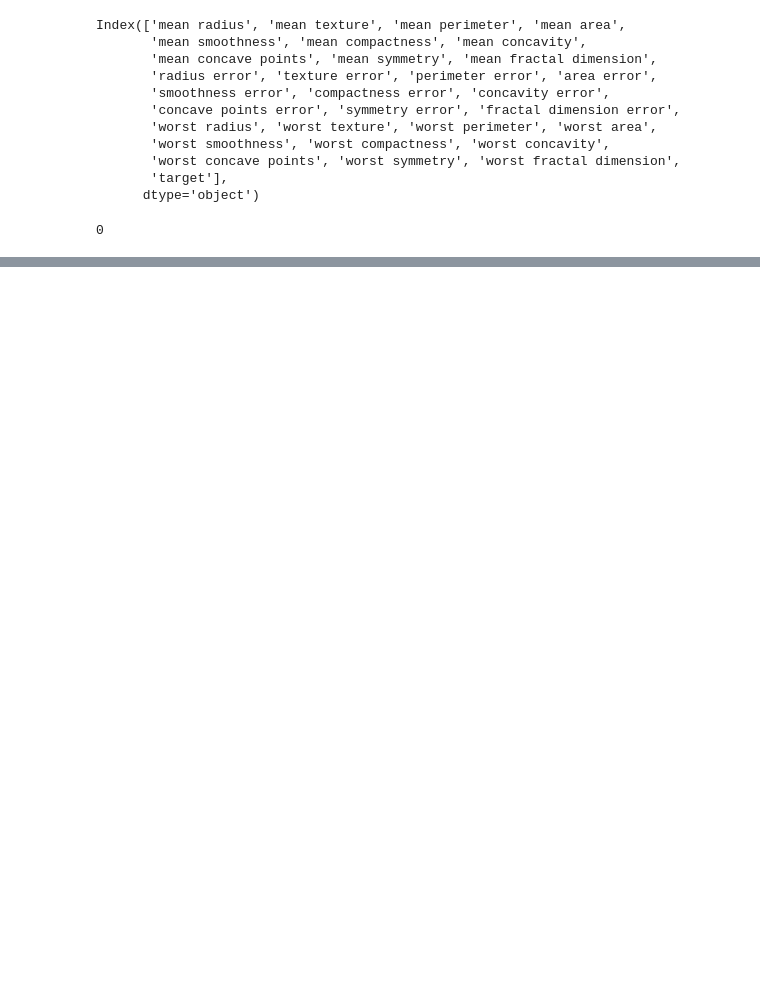
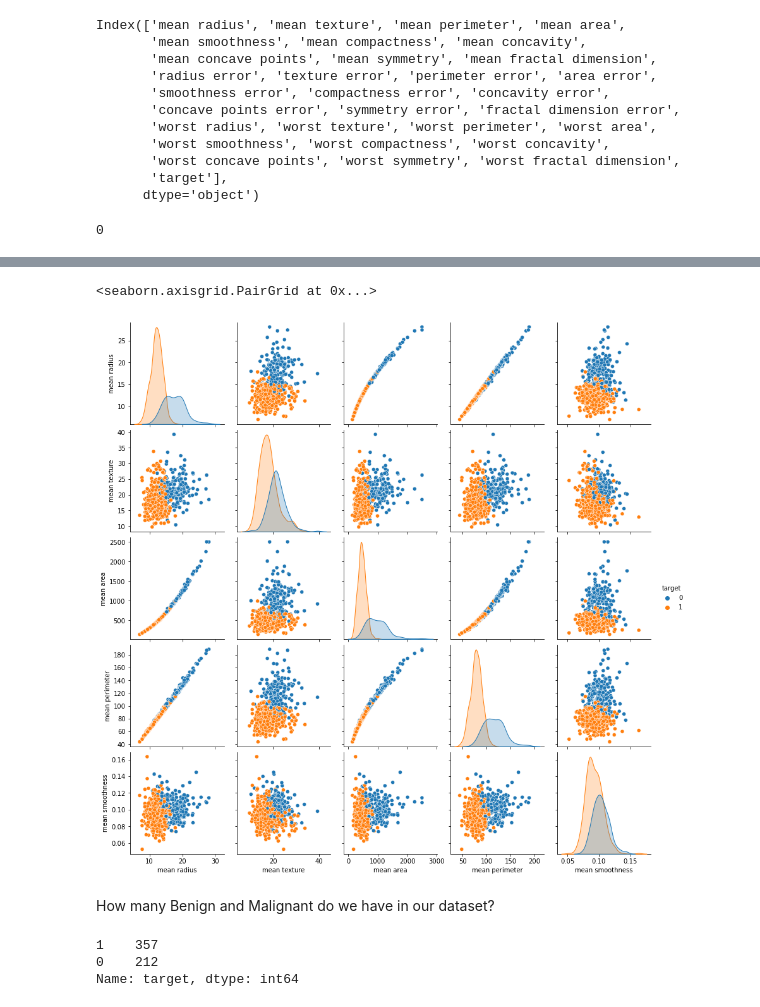
Before and after one commit to fahr-khadija/Breast-Cancer-ML, a Jupyter notebook: new_file/breast_cancer_new.ipynb, the cells around one changed output, grey strips where cells are left out. Saved outputs shown, nothing was run; the diff lists cells and outputs as text; code cells hidden in the pictures; blank space fills up the shorter version.

```diff
--- a/new_file/breast_cancer_new.ipynb
+++ b/new_file/breast_cancer_new.ipynb
@@ -87,0 +200,13 @@ breast_cancer_pd.isnull().sum().sum()
+# %%
+sns.pairplot(breast_cancer_pd, hue="target", vars=['mean radius', 'mean texture', 'mean area', 'mean perimeter', 'mean smoothness'])
+# %% [output]
+<seaborn.axisgrid.PairGrid at 0x...>
+[figure, added]
+# %% [markdown]
+How many Benign and Malignant do we have in our dataset?
+# %%
+breast_cancer_pd['target'].value_counts()
+# %% [output]
+1    357
+0    212
+Name: target, dtype: int64
```
Also changed, not shown: parts of 9 cells of this notebook.
